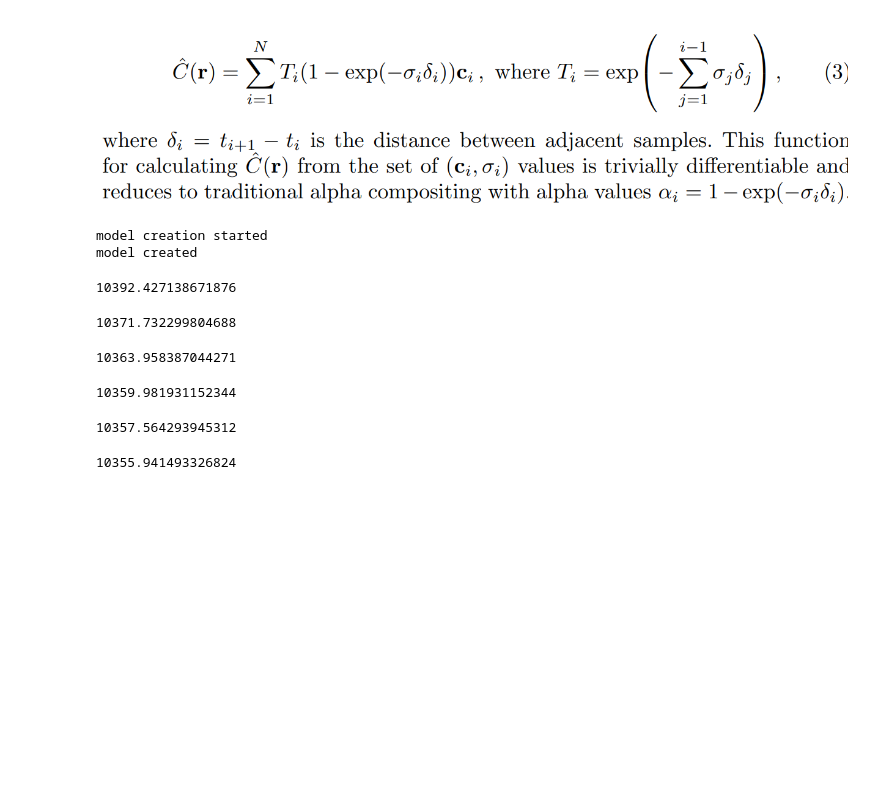
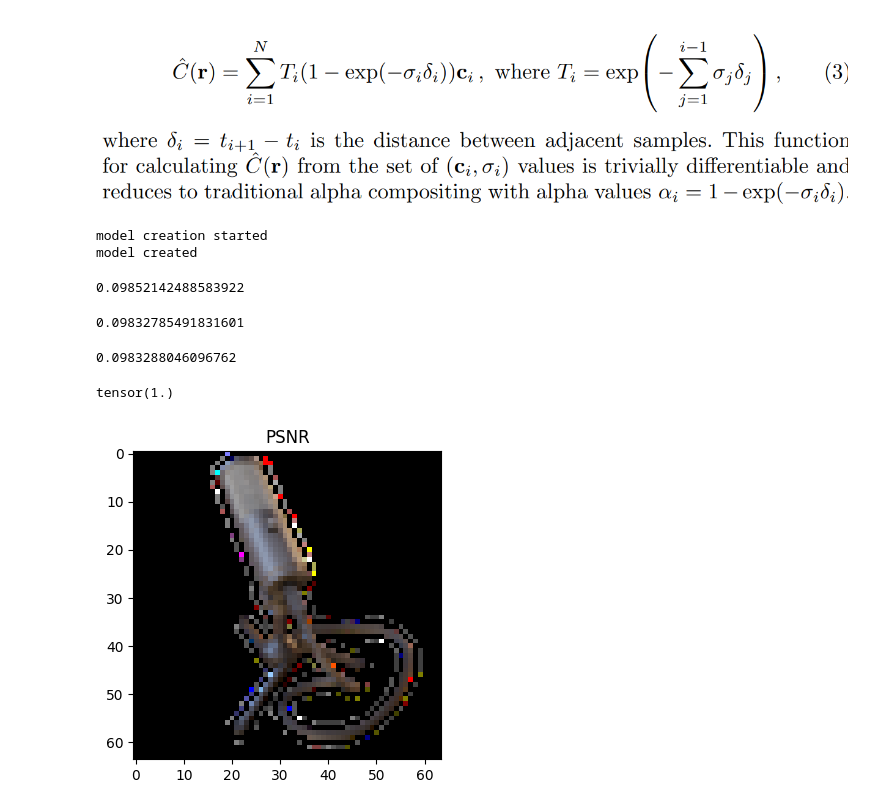
Before and after one commit to mitran27/GenerativeNetworks, a Jupyter notebook: Nerf.ipynb, the cells around one changed output. Cells and saved outputs as stored; diff of their text form; code cells hidden in the pictures; blank space fills up the shorter version.

```diff
--- a/Nerf.ipynb
+++ b/Nerf.ipynb
@@ -327,6 +382,7 @@ optimizer = torch.optim.Adam(nerf.parameters(), lr=1e-4)
 
 from torch.utils.data import DataLoader
 from tqdm import tqdm
+from matplotlib import pyplot as plt
 
 data_loader = DataLoader(dataGenerator, batch_size=1, shuffle=True)
 
@@ -341,6 +397,8 @@ nerf = nerf.to(device)
 import time
 t = time.time()
 training_loss = []
+iteration = 0
+iternums =[]
 for i in tqdm(range(100)):
     for batch in data_loader:
         gt_image = batch['image'].to(device)
@@ -354,6 +412,7 @@ for i in tqdm(range(100)):
         loss.backward()
         optimizer.step()
         training_loss.append(loss.item())
+
     print(sum(training_loss)/len(training_loss))
 
 
@@ -363,9 +422,6 @@ print('Done')
 # %% [output]
 model creation started
 model created
-10392.427138671876
+0.09852142488583922
-10371.732299804688
+0.09832785491831601
-10363.958387044271
+0.0983288046096762
-10359.981931152344
-10357.564293945312
-10355.941493326824
@@ -374,0 +433,22 @@ model created
+# %%
+nerf.eval()
+batch = dataGenerator[0]
+rays_origin, ray_direction = batch['rays']
+rays_origin = rays_origin.squeeze(0).to(device)
+ray_direction = ray_direction.squeeze(0).to(device)
+with torch.no_grad():
+  regenerated_px_values = nerf.iterate_sample(rays_origin, ray_direction)
+# %%
+img = batch["image"].reshape(64,64,-1)
+print(img.reshape(-1).max())
+from matplotlib import pyplot as plt
+
+plt.figure(figsize=(10,4))
+plt.subplot(121)
+plt.imshow(img)
+
+plt.title('PSNR')
+plt.show()
+# %% [output]
+tensor(1.)
+[figure, added]
```
Also changed, not shown: parts of 10 cells of this notebook.
